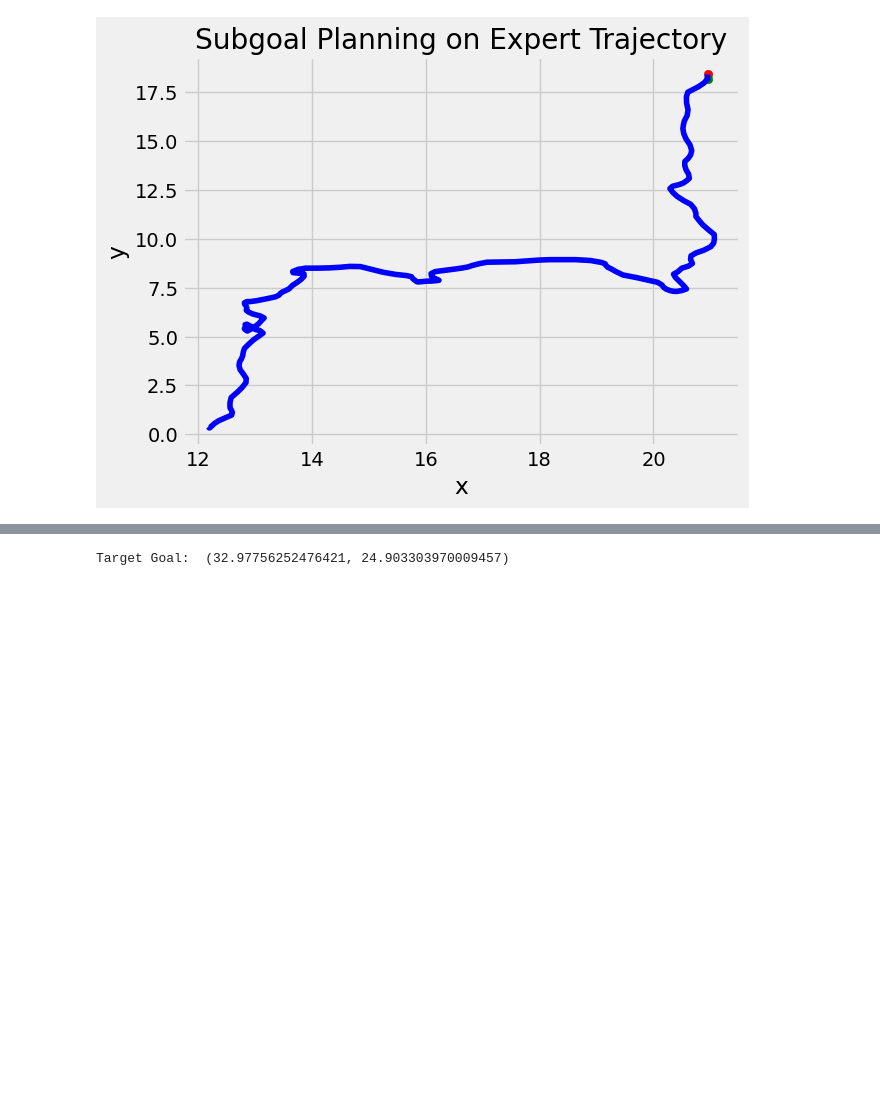
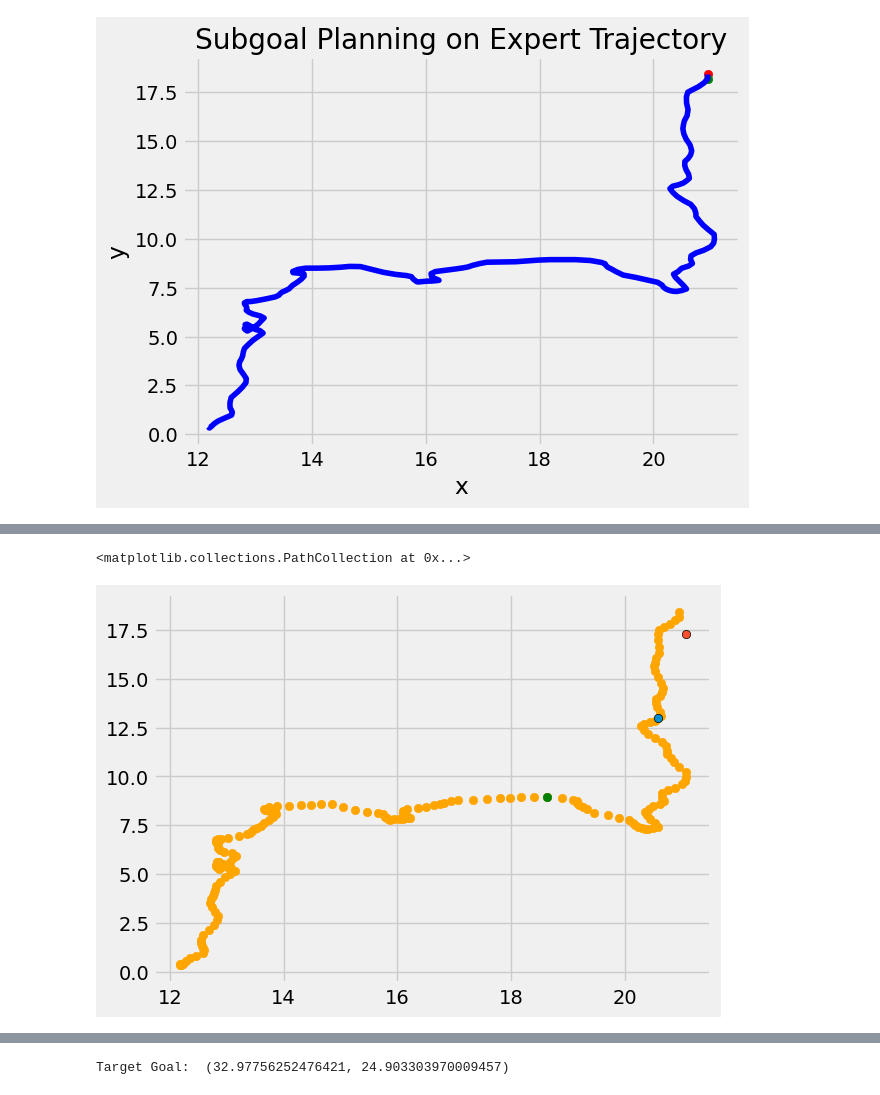
Before and after one commit to skylooop/AILOT, a Jupyter notebook: notebooks/D4RL_viz.ipynb, the cells around one changed output, grey strips where cells are left out. Drawn from its saved outputs; the diff is of its cells as text; code cells hidden in the pictures; blank space fills up the shorter version.

```diff
--- a/notebooks/D4RL_viz.ipynb
+++ b/notebooks/D4RL_viz.ipynb
@@ -489,0 +492,19 @@ plt.close()
+# %%
+target_subgoal = state_list[165] #3
+start_point = state_list[115]
+next_start_point = state_list[116]
+
+plt.scatter(state_list[:, 0], state_list[:, 1], alpha=1, label='trajectory', color='orange')
+plt.scatter(*target_subgoal[:2], label="subgoal", edgecolors='black', alpha=1)
+plt.scatter(start_point[0], start_point[1], alpha=1, label='start', color='green')
+
+rand_x = np.random.choice(np.linspace(state_list[:,0].min(), state_list[:,0].max(), num=70), size=1)
+rand_y = np.random.choice(np.linspace(state_list[:,1].min(), state_list[:,1].max()), size=1)
+rand_point = np.random.randn(env.observation_space.shape[0])
+rand_point[0] = rand_x
+rand_point[1] = rand_y
+
+plt.scatter(*(rand_x, rand_y), label="rnd for ot", edgecolors='black', alpha=1)
+# %% [output]
+<matplotlib.collections.PathCollection at 0x...>
+[figure, added]
```
Also changed, not shown: parts of 46 cells of this notebook, 7 other files.
